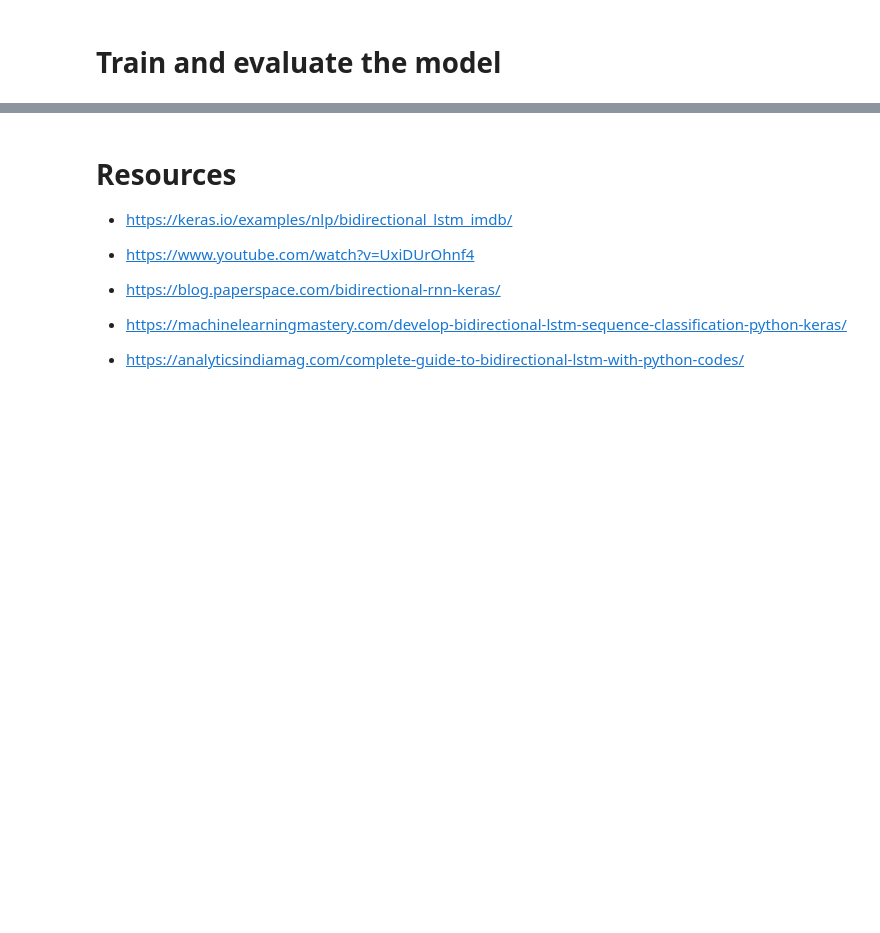
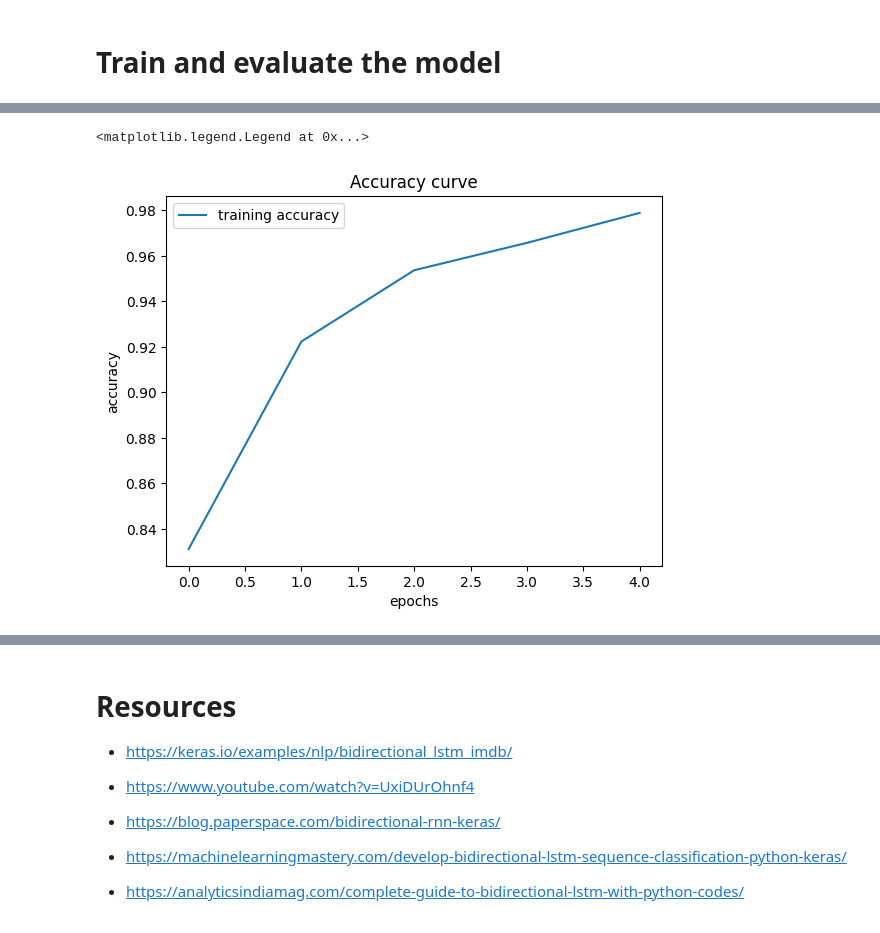
Before and after one commit to emrulk1/AI-ML-Data-Science-Practice, a Jupyter notebook: Natural_Language_Processing/Text_Classification_and_Sentiment_Analysis/IMDB_Movie_Sentiment_classification_Bidirectional_LSTM.ipynb, the cells around one changed output, grey strips where cells are left out. Saved outputs shown, nothing was run; the diff lists cells and outputs as text; code cells hidden in the pictures; blank space fills up the shorter version.

```diff
--- a/Natural_Language_Processing/Text_Classification_and_Sentiment_Analysis/IMDB_Movie_Sentiment_classification_Bidirectional_LSTM.ipynb
+++ b/Natural_Language_Processing/Text_Classification_and_Sentiment_Analysis/IMDB_Movie_Sentiment_classification_Bidirectional_LSTM.ipynb
@@ -60,5 +74,5 @@ x_test = keras.preprocessing.sequence.pad_sequences(x_test, maxlen=maxlen)
 # Train and evaluate the model
 # %%
 model.compile("adam", "binary_crossentropy", metrics=["accuracy"])
-model.fit(x_train, y_train, batch_size=32, epochs=2, validation_data=(x_test, y_test))
+model.fit(x_train, y_train, batch_size=32, epochs=5, validation_data=(x_test, y_test))
 # %% [output]
@@ -71,0 +113,16 @@ Epoch 2/2
+# %%
+import matplotlib.pyplot as plt
+
+train_acc = model.history.history['accuracy']
+
+# Get number of epochs
+epochs = range(len(train_acc))
+
+plt.plot(train_acc, label='training accuracy')
+plt.title('Accuracy curve')
+plt.xlabel('epochs')
+plt.ylabel('accuracy')
+plt.legend()
+# %% [output]
+<matplotlib.legend.Legend at 0x...>
+[figure, added]
```
Also changed, not shown: parts of 11 cells of this notebook.
